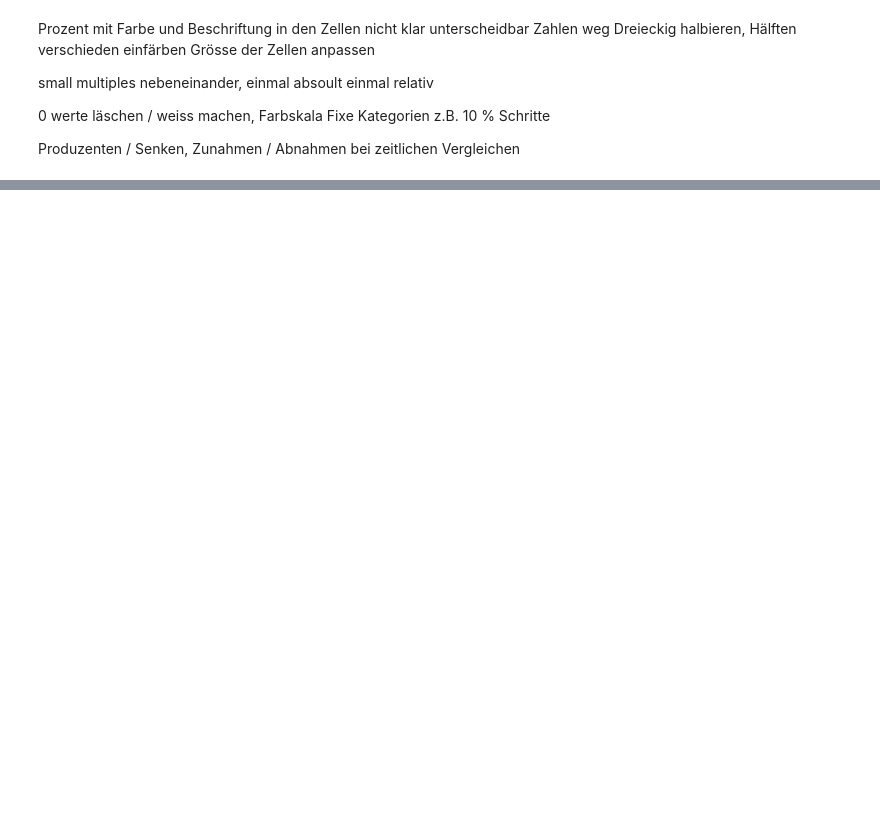
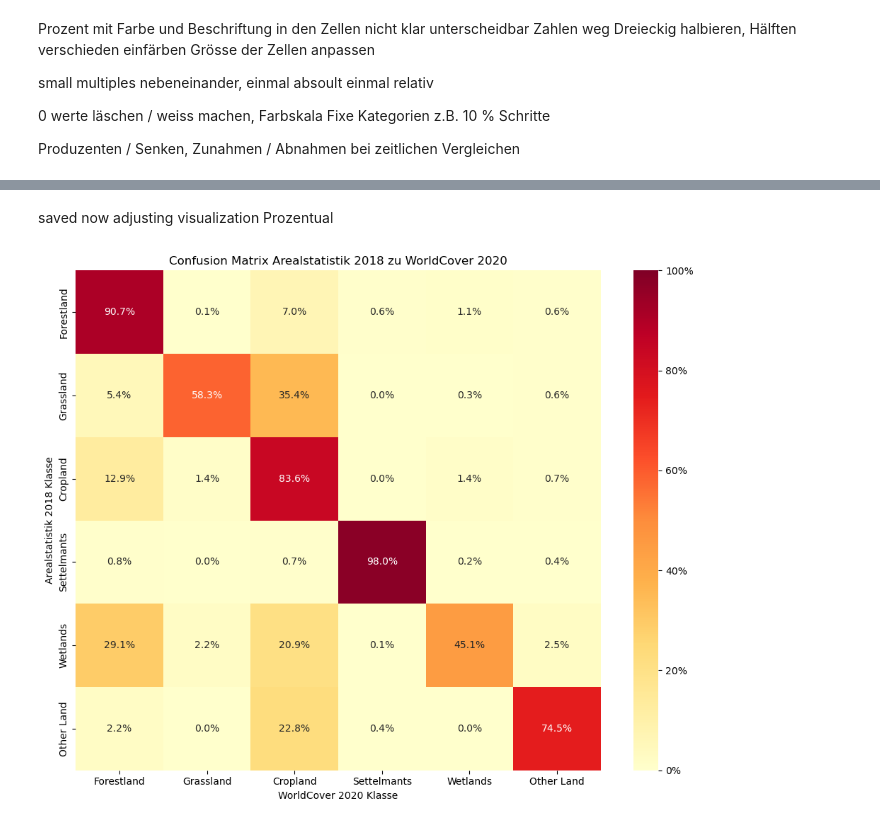
Before and after one commit to JonasHeinz/landcover_analysis, a Jupyter notebook: scripts/analysis/worldcover/explorativ/Visualisierungen.ipynb, the cells around one changed output, grey strips where cells are left out. Drawn from its saved outputs; the diff is of its cells as text; code cells hidden in the pictures; blank space fills up the shorter version.

```diff
--- a/scripts/analysis/worldcover/explorativ/Visualisierungen.ipynb
+++ b/scripts/analysis/worldcover/explorativ/Visualisierungen.ipynb
@@ -215,0 +281,60 @@ Produzenten / Senken, Zunahmen / Abnahmen bei zeitlichen Vergleichen
+# %% [markdown]
+saved now adjusting visualization Prozentual
+# %%
+import pandas as pd
+import matplotlib.pyplot as plt
+import seaborn as sns
+
+# Mapping für Label-Namen (optional)
+label_names = {
+    1: "Forestland",
+    2: "Grassland",
+    3: "Cropland",
+    4: "Settelmants",
+    5: "Wetlands",
+    6: "Other Land"
+}
+
+# CSV laden
+cm_df = pd.read_csv("confusion_matrix.csv", index_col=0)
+
+# Prozentwerte pro Zeile berechnen
+cm_percent = cm_df.div(cm_df.sum(axis=1), axis=0) * 100
+cm_percent = cm_percent.fillna(0.0)
+
+# Spalten und Index in int konvertieren, dann in Namen umwandeln
+cm_percent.columns = cm_percent.columns.astype(int)
+cm_percent.index = cm_percent.index.astype(int)
+cm_percent_named = cm_percent.rename(index=label_names, columns=label_names)
+
+# Annotierungsformat mit Prozentzeichen
+annot_matrix = cm_percent_named.applymap(lambda x: f"{x:.1f}%")
+
+# Heatmap mit vmin/vmax (maximaler Wert = 100)
+plt.figure(figsize=(10, 8))
+ax = sns.heatmap(
+    cm_percent_named,
+    annot=annot_matrix,
+    fmt="",
+    cmap="YlOrRd",
+    xticklabels=cm_percent_named.columns,
+    yticklabels=cm_percent_named.index,
+    cbar=True,
+    vmin=0, vmax=100
+)
+
+plt.title("Confusion Matrix Arealstatistik 2018 zu WorldCover 2020")
+plt.xlabel("WorldCover 2020 Klasse")
+plt.ylabel("Arealstatistik 2018 Klasse")
+plt.tight_layout()
+
+# Colorbar anpassen
+colorbar = ax.collections[0].colorbar
+ticks = [0, 20, 40, 60, 80, 100]
+colorbar.set_ticks(ticks)
+colorbar.set_ticklabels([f"{tick}%" for tick in ticks])
+colorbar.set_label("", rotation=270, labelpad=20)
+
+plt.show()
+# %% [output]
+[figure, added]
```
Also changed, not shown: parts of 24 cells of this notebook, 1 other file.
